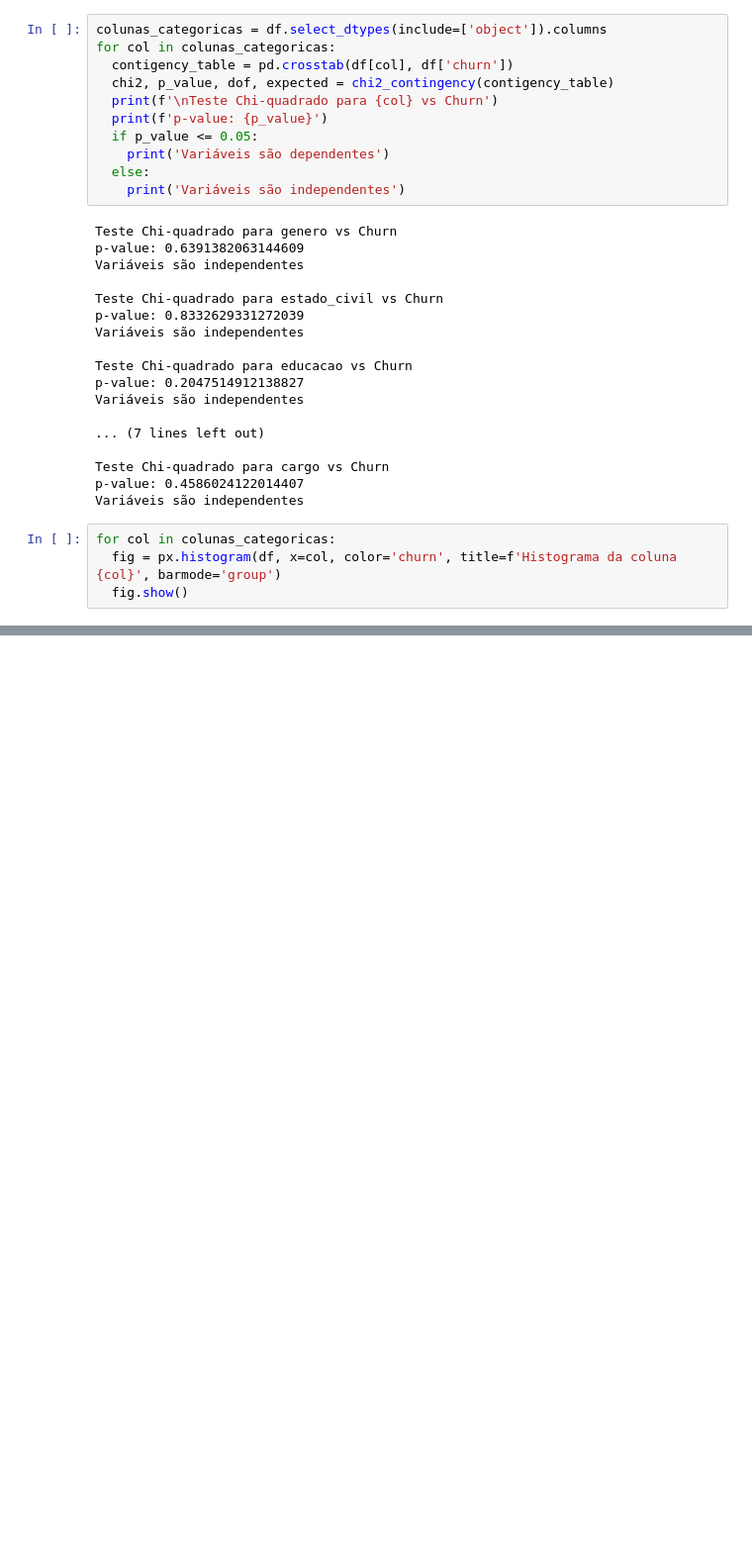
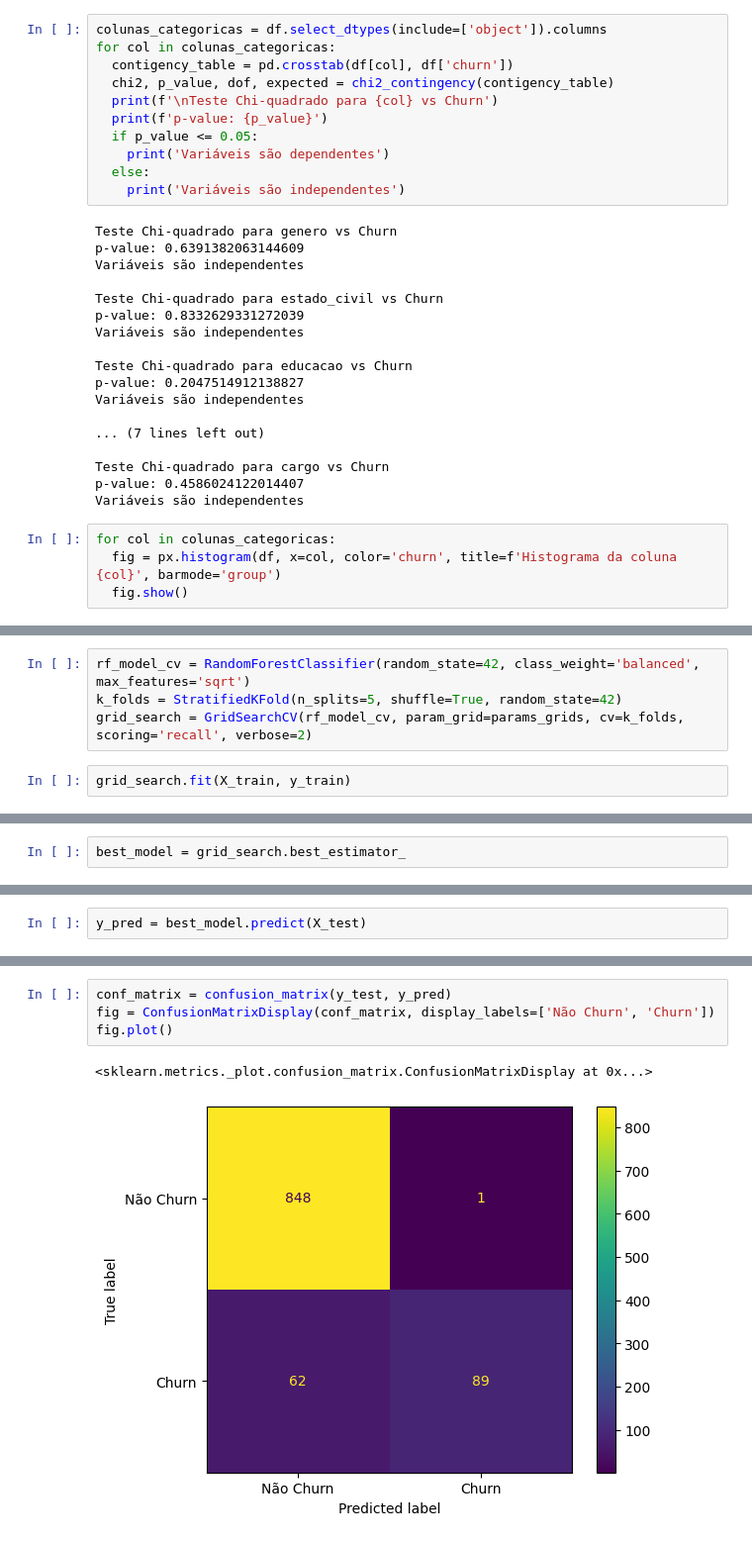
Before and after one commit to brunoramux/random_forest_churn, a Jupyter notebook: churn_employee.ipynb, the cells around one changed output, grey strips where cells are left out. Shown at 99% size. Cells and saved outputs as stored; diff of their text form; blank space fills up the shorter version.

```diff
--- a/churn_employee.ipynb
+++ b/churn_employee.ipynb
@@ -282,0 +419,6 @@ for col in colunas_categoricas:
+# %%
+rf_model_cv = RandomForestClassifier(random_state=42, class_weight='balanced', max_features='sqrt')
+k_folds = StratifiedKFold(n_splits=5, shuffle=True, random_state=42)
+grid_search = GridSearchCV(rf_model_cv, param_grid=params_grids, cv=k_folds, scoring='recall', verbose=2)
+# %%
+grid_search.fit(X_train, y_train)
@@ -282,0 +451,2 @@ for col in colunas_categoricas:
+# %%
+best_model = grid_search.best_estimator_
@@ -282,0 +464,2 @@ for col in colunas_categoricas:
+# %%
+y_pred = best_model.predict(X_test)
@@ -282,0 +500,7 @@ for col in colunas_categoricas:
+# %%
+conf_matrix = confusion_matrix(y_test, y_pred)
+fig = ConfusionMatrixDisplay(conf_matrix, display_labels=['Não Churn', 'Churn'])
+fig.plot()
+# %% [output]
+<sklearn.metrics._plot.confusion_matrix.ConfusionMatrixDisplay at 0x...>
+[figure, added]
```
Also changed, not shown: parts of 34 cells of this notebook, 2 other files.
